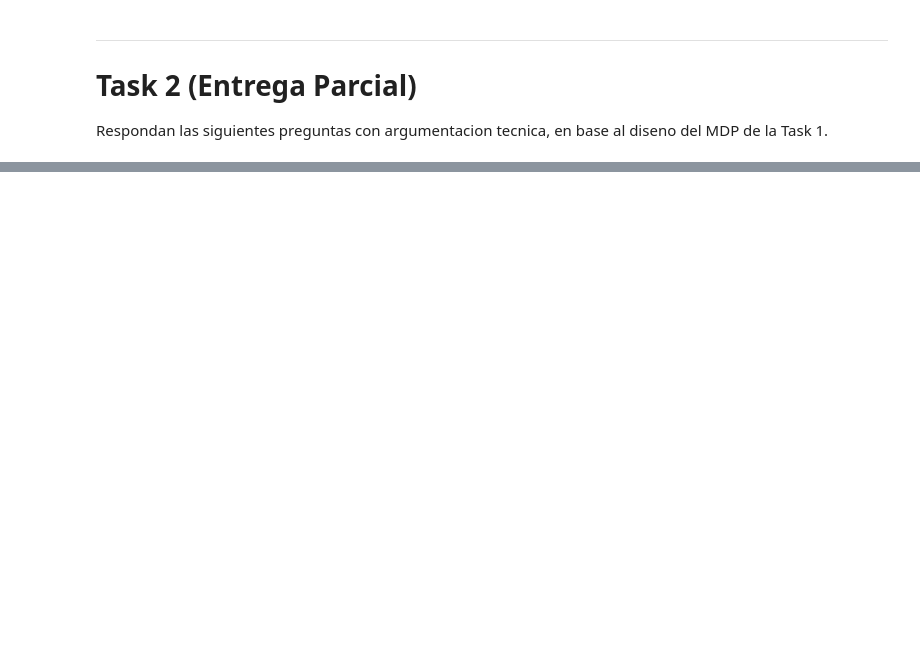
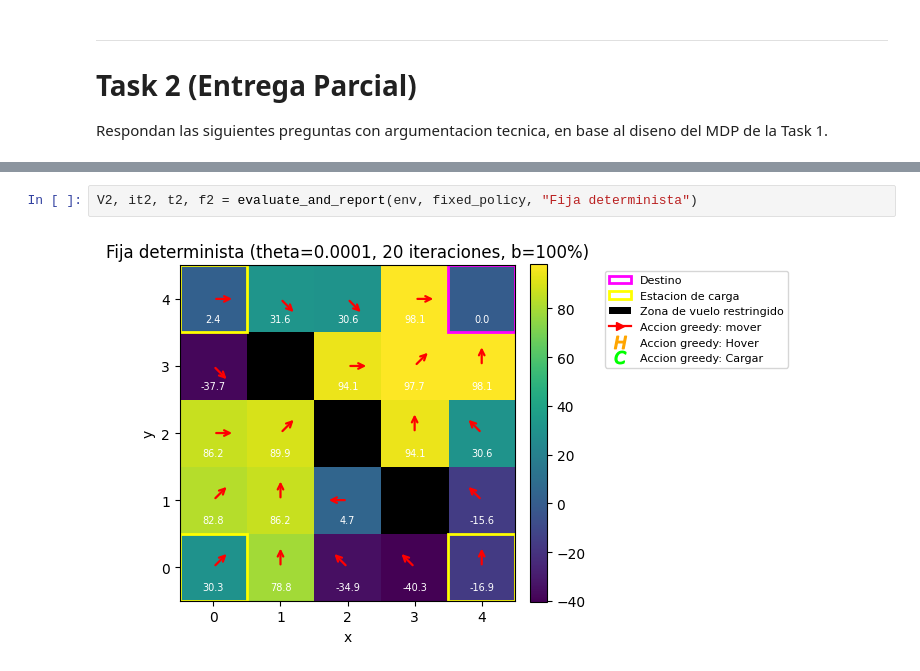
Before and after one commit to MarchMol/lab1_RL, a Jupyter notebook: lab1.ipynb, the cells around one changed output, grey strips where cells are left out. Saved outputs shown, nothing was run; the diff lists cells and outputs as text; blank space fills up the shorter version.

```diff
--- a/lab1.ipynb
+++ b/lab1.ipynb
@@ -168,0 +207,4 @@ Una vista alternativa **continua** seria razonable solo si se modela la operacio
+# %%
+V2, it2, t2, f2 = evaluate_and_report(env, fixed_policy, "Fija determinista")
+# %% [output]
+[figure, added]
```
Also changed, not shown: parts of 16 cells of this notebook, 1 other file.
